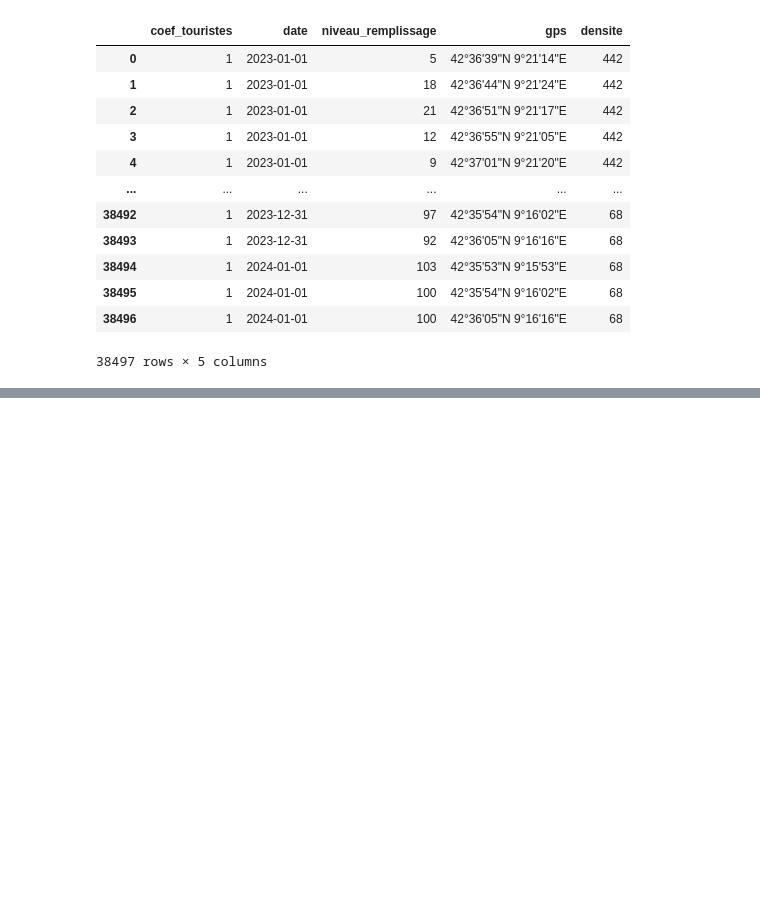
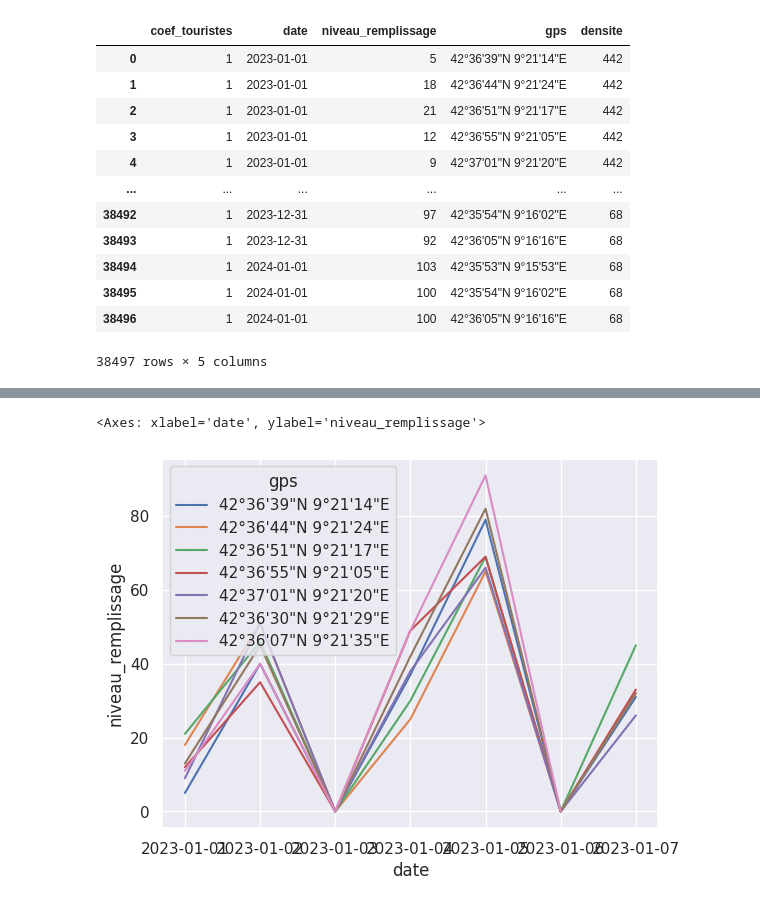
Before and after one commit to Edouard1er/smart-waste-manager-backend, a Jupyter notebook: backend/models/apprentissage_initial.ipynb, the cells around one changed output, grey strips where cells are left out. Cells and saved outputs as stored; diff of their text form; code cells hidden in the pictures; blank space fills up the shorter version.

```diff
--- a/backend/models/apprentissage_initial.ipynb
+++ b/backend/models/apprentissage_initial.ipynb
@@ -28,9 +31,8 @@ pipeline = [
             "as": "poubelleInfo",
         },
     },
-    {"$unwind" : "$poubelleInfo"}
+    {"$unwind": "$poubelleInfo"},
 ]
-
 
 
 df = pd.DataFrame(list(client.historiquePoubelle.aggregate(pipeline)))
@@ -155,3 +157,15 @@ df
 | 38495 | 1 | 2024-01-01 | 100 | 42°35'54"N 9°16'02"E | 68 |
 | 38496 | 1 | 2024-01-01 | 100 | 42°36'05"N 9°16'16"E | 68 |
 38497 rows × 5 columns
+# %%
+def normalise_niveau(x):
+    if x < 0:
+        return 0
+    elif x > 100:
+        return 100
+    else:
+        return x
+
+df["niveau_remplissage"] = df["niveau_remplissage"].map(normalise_niveau)
+# %%
+df["date"] = pd.to_datetime(df["date"])
@@ -157,0 +188,7 @@ df
+# %%
+sns.set_theme(style="darkgrid")
+
+sns.lineplot(x="date", y="niveau_remplissage", hue="gps", data=df.iloc[:48,:])
+# %% [output]
+<Axes: xlabel='date', ylabel='niveau_remplissage'>
+[figure, added]
```
Also changed, not shown: parts of 3 cells of this notebook, 2 other files.
